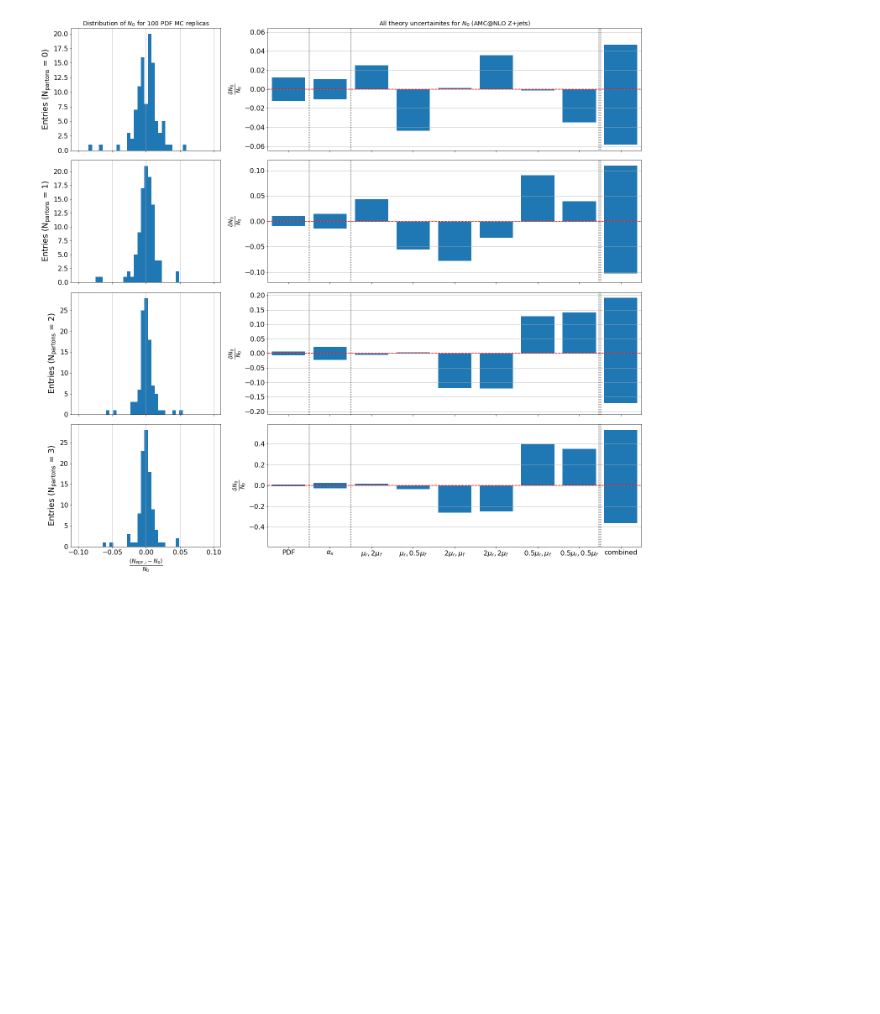
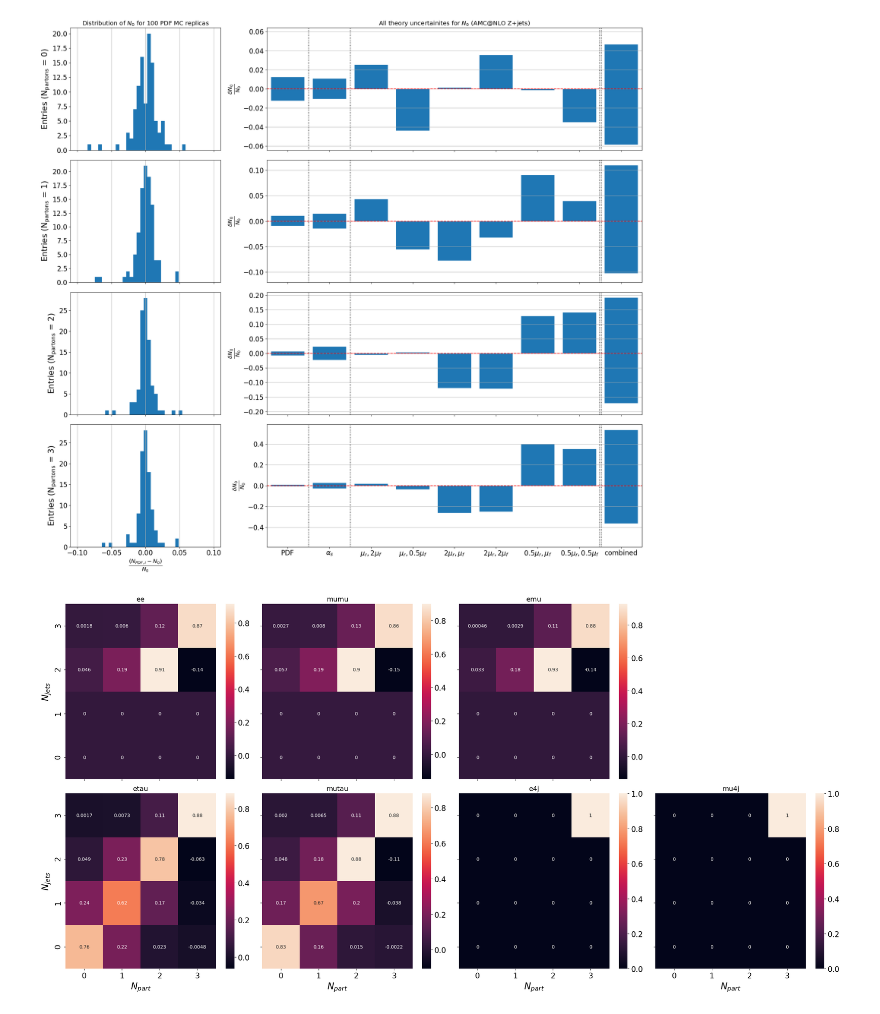
Before and after one commit to NWUHEP/analysis-tools, a Jupyter notebook: notebooks/dy_xsection_pdf.ipynb, the cells around one changed output. Drawn from its saved outputs; the diff is of its cells as text; code cells hidden in the pictures; blank space fills up the shorter version.

```diff
--- a/notebooks/dy_xsection_pdf.ipynb
+++ b/notebooks/dy_xsection_pdf.ipynb
@@ -42,12 +42,7 @@ $$
 # get the data and convert weighted event counts to efficiencies
 selections = ['ee', 'mumu', 'emu', 'etau', 'mutau', 'e4j', 'mu4j']
 p_labels = ['PDF', r'$\alpha_{s}$',
-            r'$\mu_{r}, 2\mu_{f}$',
-            r'$\mu_{r}, 0.5\mu_{f}$',
-            r'$2\mu_{r}, \mu_{f}$',
-            r'$2\mu_{r}, 2\mu_{f}$',
-            r'$0.5\mu_{r}, \mu_{f}$',
-            r'$0.5\mu_{r}, 0.5\mu_{f}$',
+            r'$\mu_{f}$', r'$\mu_{r}$', r'$\mu_{r}, \mu_{f}$',
             'combined'
            ]
 # %%
@@ -81,13 +76,16 @@ ax.set_ylabel('Entries')
 ax.set_xlabel(r'$\frac{(N_{PDF,i} - N_{0})}{N_{0}}$')
 ax.set_title('Distribution of $N_{0}$ for 100 PDF MC replicas')
 
-# scale efficiency to percent of mean
+# calculate PDF uncertainty
 diff_pdf = np.sort(diff_pdf)
 mean_pdf = (diff_pdf[84] + diff_pdf[16])/2
 sigma_pdf = (diff_pdf[84] - diff_pdf[16])/2
 
+# calculate alpha_s uncertainty
+diff_alpha_s = abs(n_init_alpha_s - n_init_nominal)/n_init_nominal
+
+# calculate mu_r/mu_f variations
 diff_qcd = (qcd_hist_init - n_init_nominal)/n_init_nominal
-diff_alpha_s = abs(n_init_alpha_s - n_init_nominal)/n_init_nominal
 
 # combined uncertainties: need to take some care here.  This is complicated because the
 # mu_r/mu_f variations are one sided.  To account for this I will construct +/-sigma by
@@ -95,7 +93,7 @@ diff_alpha_s = abs(n_init_alpha_s - n_init_nominal)/n_init_nominal
 sigma_total_up = np.sqrt(diff_alpha_s**2 + sigma_pdf**2 + np.sum(diff_qcd[diff_qcd > 0]**2))
 sigma_total_down = np.sqrt(diff_alpha_s**2 + sigma_pdf**2 + np.sum(diff_qcd[diff_qcd < 0]**2))
 
-sigma_up = np.concatenate([[abs(diff_pdf[16]) + diff_pdf[84], 2*diff_alpha_s], diff_qcd, [sigma_total_up + sigma_total_down]])
+sigma_up = np.concatenate([[abs(diff_pdf[16]) + diff_pdf[84], 2*diff_alpha_s], diff_qcd[0, 1, 3, [sigma_total_up + sigma_total_down]])
 sigma_down = np.concatenate([[diff_pdf[16], -diff_alpha_s], np.zeros(diff_qcd.size), [-sigma_total_down]])
 
 # plot alpha_s, mu_r, and mu_f variation
@@ -141,6 +139,7 @@ root_file.Close()
 # examine variation in n_init
 fig, axes = plt.subplots(4, 2, figsize=(20, 20), facecolor='white', gridspec_kw={'width_ratios':[2,5]}, sharex='col')
 
+sigma_pdf_partons = []
 for npartons in range(4):
 
     # plot replicas and calculate variance
@@ -171,8 +170,9 @@ for npartons in range(4):
 
     sigma_up = np.concatenate([[abs(diff_pdf[16]) + diff_pdf[84], 2*diff_alpha_s], diff_qcd, [sigma_total_up + sigma_total_down]])
     sigma_down = np.concatenate([[diff_pdf[16], -diff_alpha_s], np.zeros(diff_qcd.size), [-sigma_total_down]])
+    bmax = np.max([sigma_total_up, sigma_total_down])
 
-    bmax = np.max([sigma_total_up, sigma_total_down])
+    sigma_pdf_partons.append((sigma_total_up + sigma_total_down)/2)
 
     # plot alpha_s, mu_r, and mu_f variation
     ax = axes[npartons][1]
@@ -198,6 +198,44 @@ plt.tight_layout(rect=[0, 0.03, 1, 0.96])
 plt.show()
 # %% [output]
 [figure]
+# %%
+# get channel specific PDF, alpha_s, and QCD variations after application of channel selection
+import pickle
+import seaborn as sns
+
+fig, axes = plt.subplots(2, 4, figsize=(24, 12), facecolor='white', sharex=True, sharey=True)
+jet_cuts = dict(ee = 2, mumu = 2, emu = 2, etau = 0, mutau = 0, e4j = 4, mu4j = 4)
+
+r_parton_to_jets = dict()
+for i, sel in enumerate(selections):
+    if i >= 3:
+        i = i+1
+
+    ax = axes[i//4, i%4]
+    input_file = open(f'local_data/flatuples/pdf_var/{sel}_2016/ntuple_zjets_m-50_alt.pkl', 'rb')
+    df = pickle.load(input_file)
+    df = df.query(f'n_jets >= {jet_cuts[sel]}')
+    df[df['n_jets'] > 3] = 3
+    hist, x, y = np.histogram2d(df['n_jets'], df['n_partons'], bins=[np.linspace(-0.5, 3.5, 5), np.linspace(-0.5, 3.5, 5)], weights=df['weight']*df['gen_weight'])
+    for j in range(hist.shape[1]):
+        hist[j,:] /= hist[j,:].sum()
+    hist[np.isnan(hist)] = 0
+    sns.heatmap(hist, annot=True, ax=ax)
+    ax.invert_yaxis()
+    ax.set_title(sel)
+
+    if i%4 == 0:
+        ax.set_ylabel(r'$N_{jets}$')
+    if i//4 == axes.shape[0] - 1:
+        ax.set_xlabel(r'$N_{part}$')
+
+    r_parton_to_jets[sel] = hist
+
+axes[0, 3].axis('off')
+plt.tight_layout()
+plt.show()
+# %% [output]
+[figure, added]
 # %%
 # update uncertainties in data/xs_zjets_error.csv
 import pandas as pd
```
Also changed, not shown: parts of 5 cells of this notebook, 4 other files.
